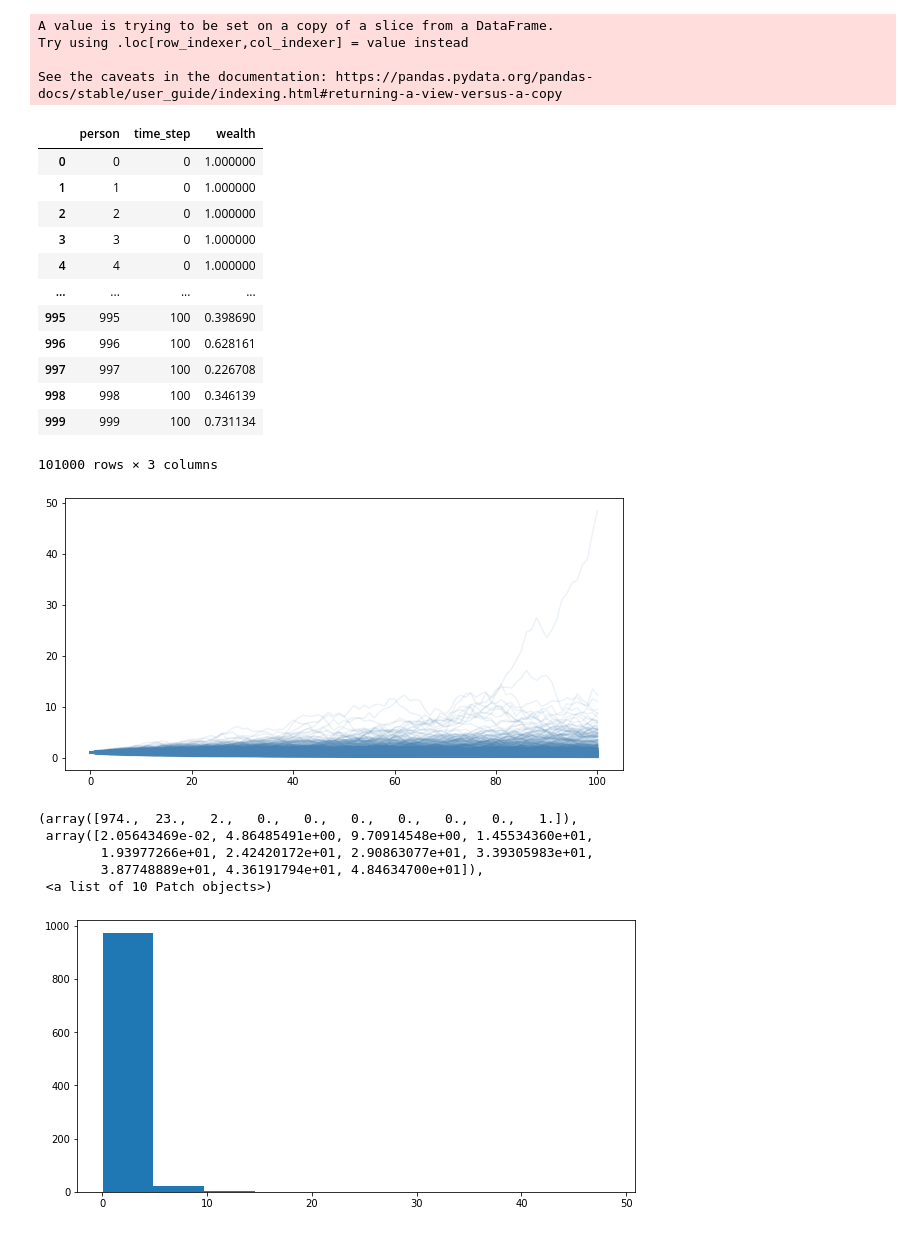
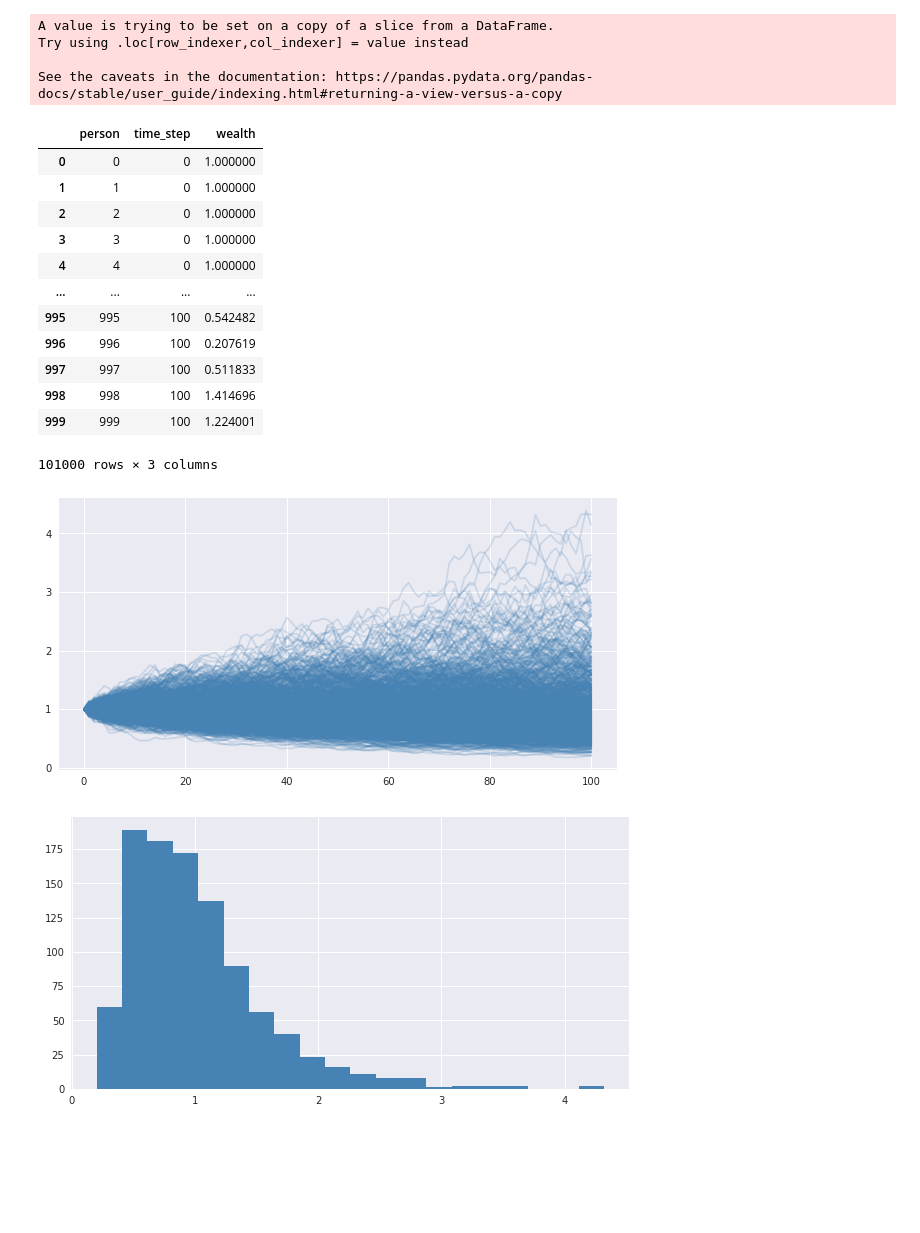
Before and after one commit to gautsi/wealth, a Jupyter notebook: Notebooks/first_sim.ipynb, the cells around one changed output. Cells and saved outputs as stored; diff of their text form; code cells hidden in the pictures; blank space fills up the shorter version.

Commit message:
first sim: added images to readme

```diff
--- a/Notebooks/first_sim.ipynb
+++ b/Notebooks/first_sim.ipynb
@@ -2,31 +2,46 @@
 import numpy as np
 import pandas as pd
 import matplotlib.pyplot as plt
+plt.style.use("seaborn")
 %matplotlib inline
 # %%
 def fix_to_range(num, minimum, maximum):
+    '''fix num to be between minimum and maximum'''
     return minimum if num < minimum else maximum if num > maximum else num
 
 class WealthSim(object):
     def __init__(self, pop=1000, start_wealth=1):
-        self.pop = pop
-        self.start_wealth = start_wealth
-        self.time_step = 0
-        self.wealth_fields_order = ["person", "time_step", "wealth"]
+        self.pop = pop # population size
+        self.start_wealth = start_wealth # starting wealth
+        self.time_step = 0 # tracks iterations
+        self.wealth_fields_order = ["person", "time_step", "wealth"] # field order for dataframe
+        # initialize dataframe
         self.wealths = pd.DataFrame(
             [
-                {"person": i, "wealth": self.start_wealth, "time_step": self.time_step} for i in range(self.pop)])[self.wealth_fields_order]
+                {
+                    "person": i,
+                    "wealth": self.start_wealth,
+                    "time_step": self.time_step} for i in range(self.pop)])[self.wealth_fields_order]
 
     def evolve(self, wealth):
-        pcnt_change = np.random.normal(loc=0, scale=0.1)
+        '''evolve one wealth value by one time step'''
+
+        # assume percent wealth change is normally distributed around 0 with standard deviation 5%
+        pcnt_change = np.random.normal(loc=0, scale=0.05)
+        # assume maximum percent increase is 100% (double the wealth), min is -100% (lose all wealth)
         return wealth + fix_to_range(pcnt_change, -1, 1) * wealth
 
     def step(self, n=1):
+        '''evolve all wealth values by n time steps'''
         if n == 0:
             return None
+        # get current wealth values
         curr_wealths = self.wealths[self.wealths.time_step == self.time_step]
+        # evolve all current wealth values
         curr_wealths["wealth"] = curr_wealths.wealth.map(self.evolve)
+        # add new values to the dataframe
         self.wealths = pd.concat([self.wealths, curr_wealths.assign(time_step = self.time_step + 1)[self.wealth_fields_order]])
+        # update time step
         self.time_step = self.time_step + 1
         self.step(n-1)
 # %%
@@ -48,28 +63,25 @@ sim.wealths
 | 3 | 3 | 0 | 1.000000 |
 | 4 | 4 | 0 | 1.000000 |
 | ... | ... | ... | ... |
-| 995 | 995 | 100 | 0.398690 |
-| 996 | 996 | 100 | 0.628161 |
-| 997 | 997 | 100 | 0.226708 |
-| 998 | 998 | 100 | 0.346139 |
-| 999 | 999 | 100 | 0.731134 |
+| 995 | 995 | 100 | 0.542482 |
+| 996 | 996 | 100 | 0.207619 |
+| 997 | 997 | 100 | 0.511833 |
+| 998 | 998 | 100 | 1.414696 |
+| 999 | 999 | 100 | 1.224001 |
 101000 rows × 3 columns
 # %%
 fig, ax = plt.subplots(figsize=(10,5))
 for person in sim.wealths.person.unique():
     wealths = sim.wealths[sim.wealths.person == person].sort_values("time_step")
-    ax.plot(wealths.time_step, wealths.wealth, color="steelblue", alpha=0.1)
+    ax.plot(wealths.time_step, wealths.wealth, color="steelblue", alpha=0.2)
+fig.savefig("./Images/first_sim_wealths.png", bbox_inches = "tight")
 # %% [output]
-[figure, old version]
+[figure, new version]
 # %%
 fig, ax = plt.subplots(figsize=(10,5))
-ax.hist(sim.wealths[sim.wealths.time_step == sim.time_step].wealth)
+ax.hist(sim.wealths[sim.wealths.time_step == sim.time_step].wealth, color="steelblue", bins = 20);
+fig.savefig("./Images/first_sim_wealths_hist.png", bbox_inches = "tight")
 # %% [output]
-(array([974.,  23.,   2.,   0.,   0.,   0.,   0.,   0.,   0.,   1.]),
- array([2.05643469e-02, 4.86485491e+00, 9.70914548e+00, 1.45534360e+01,
-        1.93977266e+01, 2.42420172e+01, 2.90863077e+01, 3.39305983e+01,
-        3.87748889e+01, 4.36191794e+01, 4.84634700e+01]),
- <a list of 10 Patch objects>)
-[figure, old version]
+[figure, new version]
 # %%
 sim.wealths["pct_rank"] = sim.wealths.groupby(["time_step"]).wealth.rank(pct=True)
```
Also changed, not shown: parts of 5 cells of this notebook, 5 other files.
